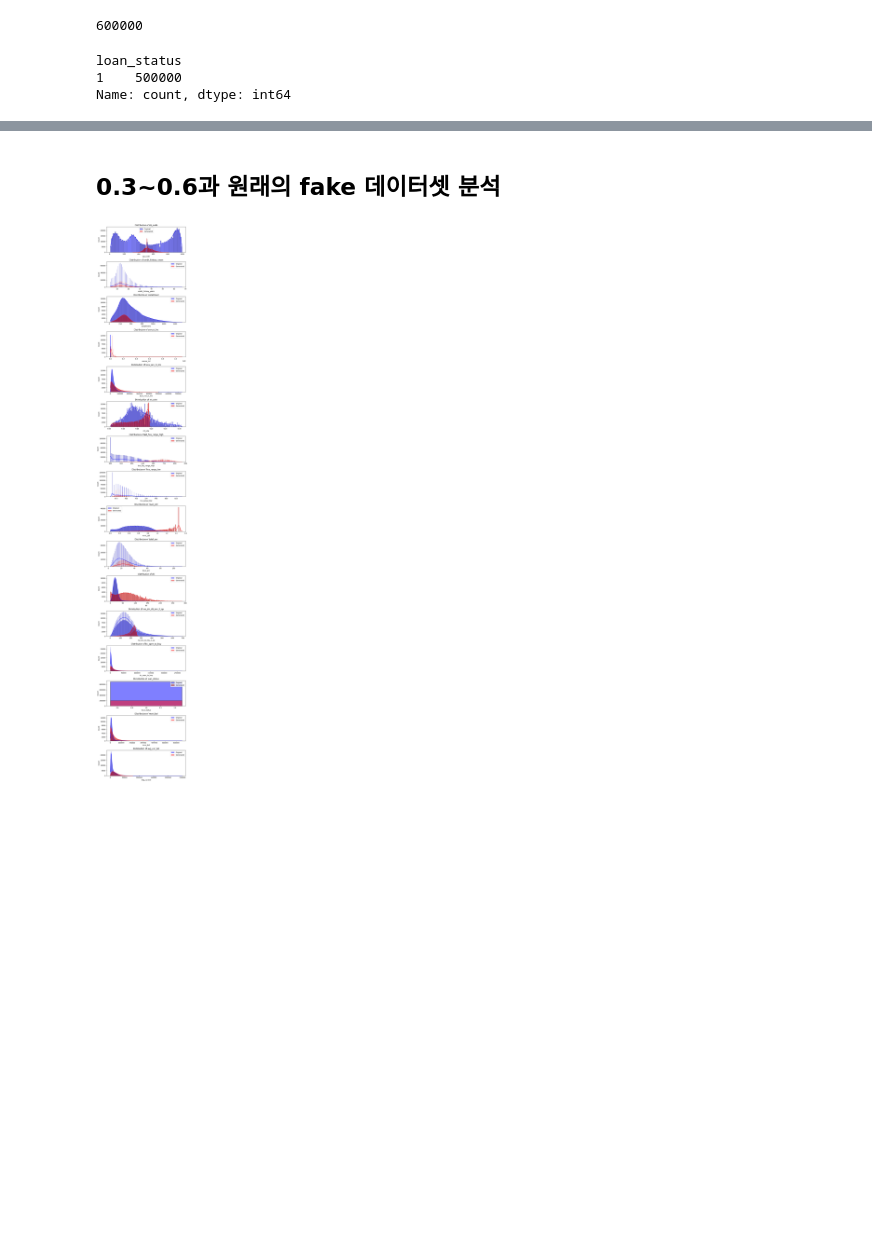
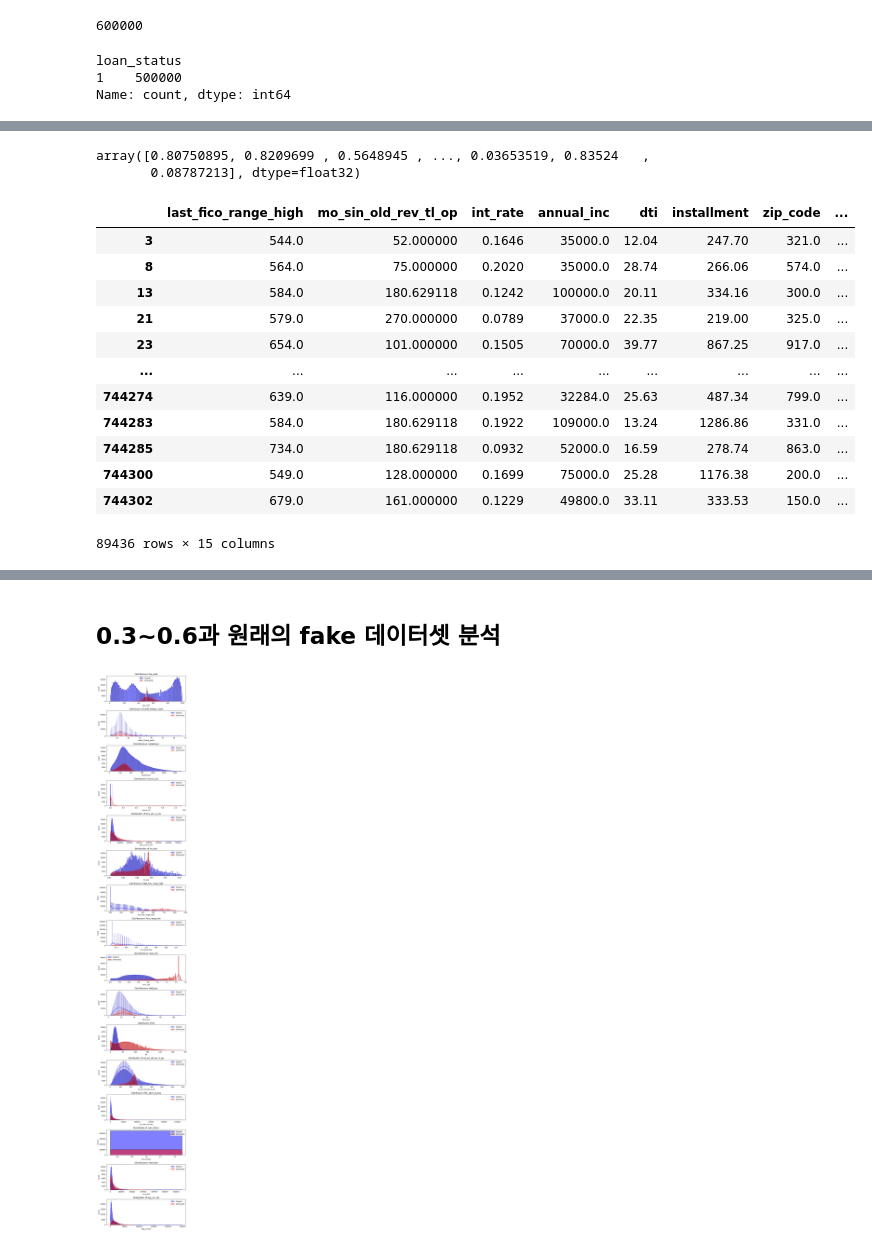
Before and after one commit to Seungminin/Data_Analysis_lending-club, a Jupyter notebook: Paper_code/probability_sample_extraction.ipynb, the cells around one changed output, grey strips where cells are left out. Saved outputs shown, nothing was run; the diff lists cells and outputs as text; code cells hidden in the pictures; blank space fills up the shorter version.

```diff
--- a/Paper_code/probability_sample_extraction.ipynb
+++ b/Paper_code/probability_sample_extraction.ipynb
@@ -724,0 +823,16 @@ weighted avg       0.89      0.89      0.89    372153
+# %%
+# 시리즈 형태로 변환
+y_test_array = y_test.squeeze()         # 또는 y_test.values.ravel()
+y_pred_array = y_pred.squeeze()         # 또는 y_pred.values.ravel()
+y_prob_array = y_prob.squeeze()         # 확률도 마찬가지
+
+# 틀린 인덱스 찾기
+wrong_indices2 = np.where(y_test_array != y_pred_array)[0]
+
+# 틀린 케이스와 예측 확률 추출
+wrong_cases2 = X_test.iloc[wrong_indices2]
+wrong_probs2 = y_prob_array[wrong_indices2]
+
+print("틀린 샘플 수:", len(wrong_cases2))
+print("틀린 예측 확률 분포:")
+print(pd.Series(wrong_probs2).describe())
@@ -724,0 +851,24 @@ weighted avg       0.89      0.89      0.89    372153
+# %%
+wrong_cases['loan_status'] = np.where(wrong_probs > 0.5, 0, 1)
+wrong_cases2['loan_status'] = np.where(wrong_probs2 > 0.5, 0, 1)
+# %%
+wrong_probs2
+# %% [output]
+array([0.80750895, 0.8209699 , 0.5648945 , ..., 0.03653519, 0.83524   ,
+       0.08787213], dtype=float32)
+# %%
+wrong_cases2
+# %% [output]
+|  | last_fico_range_high | mo_sin_old_rev_tl_op | int_rate | annual_inc | dti | installment | zip_code | ... |
+| 3 | 544.0 | 52.000000 | 0.1646 | 35000.0 | 12.04 | 247.70 | 321.0 | ... |
+| 8 | 564.0 | 75.000000 | 0.2020 | 35000.0 | 28.74 | 266.06 | 574.0 | ... |
+| 13 | 584.0 | 180.629118 | 0.1242 | 100000.0 | 20.11 | 334.16 | 300.0 | ... |
+| 21 | 579.0 | 270.000000 | 0.0789 | 37000.0 | 22.35 | 219.00 | 325.0 | ... |
+| 23 | 654.0 | 101.000000 | 0.1505 | 70000.0 | 39.77 | 867.25 | 917.0 | ... |
+| ... | ... | ... | ... | ... | ... | ... | ... | ... |
+| 744274 | 639.0 | 116.000000 | 0.1952 | 32284.0 | 25.63 | 487.34 | 799.0 | ... |
+| 744283 | 584.0 | 180.629118 | 0.1922 | 109000.0 | 13.24 | 1286.86 | 331.0 | ... |
+| 744285 | 734.0 | 180.629118 | 0.0932 | 52000.0 | 16.59 | 278.74 | 863.0 | ... |
+| 744300 | 549.0 | 128.000000 | 0.1699 | 75000.0 | 25.28 | 1176.38 | 200.0 | ... |
+| 744302 | 679.0 | 161.000000 | 0.1229 | 49800.0 | 33.11 | 333.53 | 150.0 | ... |
+89436 rows × 15 columns
```
Also changed, not shown: parts of 38 cells of this notebook.
